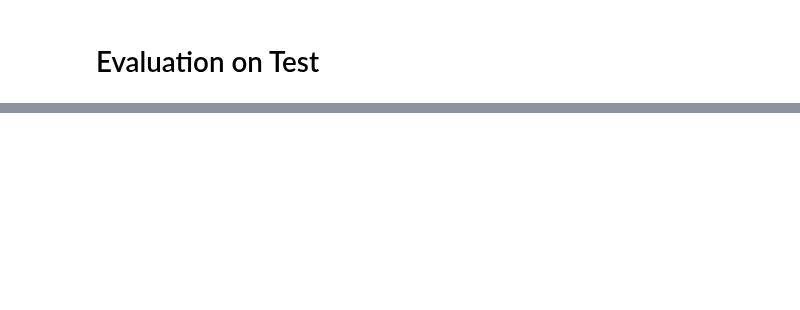
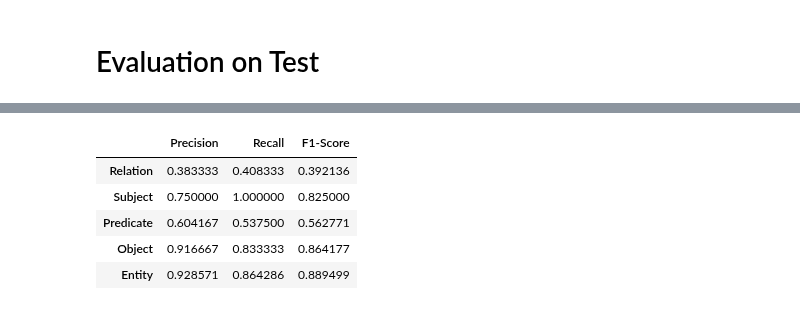
Before and after one commit to maxlautenbach/CIExMAS, a Jupyter notebook: approaches/baseline/agent_system.ipynb, the cells around one changed output, grey strips where cells are left out. Saved outputs shown, nothing was run; the diff lists cells and outputs as text; code cells hidden in the pictures; blank space fills up the shorter version.

```diff
--- a/approaches/baseline/agent_system.ipynb
+++ b/approaches/baseline/agent_system.ipynb
@@ -157,0 +179,48 @@ Recall (Macro Avg.): 0.545
+# %%
+import pandas as pd
+from helper_tools.evaluation import generate_pr_f1_score
+
+# Mapping der Spalten zu den jeweiligen Metriken
+metric_map = {
+    "Relation": ["Correct Relations", "Gold Standard", "Total Predicted"],
+    "Subject": ["Correct Extracted Subjects", "Gold Standard Subjects", "Extracted Subjects"],
+    "Predicate": ["Correct Extracted Predicates", "Gold Standard Predicates", "Extracted Predicates"],
+    "Object": ["Correct Extracted Objects", "Gold Standard Objects", "Extracted Objects"],
+    "Entity": ["Correct Extracted Entities", "Gold Standard Entities", "Extracted Entities"]
+}
+
+# Dictionaries für das Aufsummieren der Scores
+metric_scores = {metric: {"precision": [], "recall": [], "f1": []} for metric in metric_map}
+
+# Über alle Dokumente iterieren und Einzelwerte sammeln
+for _, row in evaluation_log_df.iterrows():
+    for metric, (correct_col, gold_col, pred_col) in metric_map.items():
+        precision, recall, f1 = generate_pr_f1_score(
+            row[correct_col], row[gold_col], row[pred_col]
+        )
+        metric_scores[metric]["precision"].append(precision)
+        metric_scores[metric]["recall"].append(recall)
+        metric_scores[metric]["f1"].append(f1)
+
+# Macro Average berechnen
+macro_scores = {
+    metric: {
+        "Precision": sum(scores["precision"]) / len(scores["precision"]) if scores["precision"] else 0.0,
+        "Recall":    sum(scores["recall"])    / len(scores["recall"])    if scores["recall"]    else 0.0,
+        "F1-Score":  sum(scores["f1"])       / len(scores["f1"])        if scores["f1"]       else 0.0
+    }
+    for metric, scores in metric_scores.items()
+}
+
+# DataFrame erstellen
+macro_scores_df = pd.DataFrame.from_dict(macro_scores, orient="index")
+
+# Ausgabe (optional)
+macro_scores_df
+# %% [output]
+|  | Precision | Recall | F1-Score |
+| Relation | 0.383333 | 0.408333 | 0.392136 |
+| Subject | 0.750000 | 1.000000 | 0.825000 |
+| Predicate | 0.604167 | 0.537500 | 0.562771 |
+| Object | 0.916667 | 0.833333 | 0.864177 |
+| Entity | 0.928571 | 0.864286 | 0.889499 |
```
Also changed, not shown: parts of 8 cells of this notebook, 1 other file.
